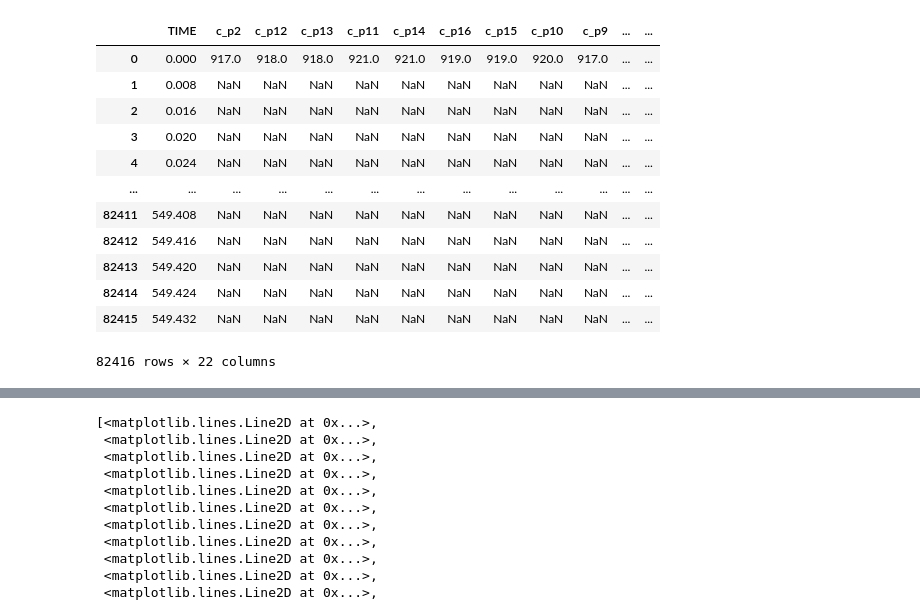
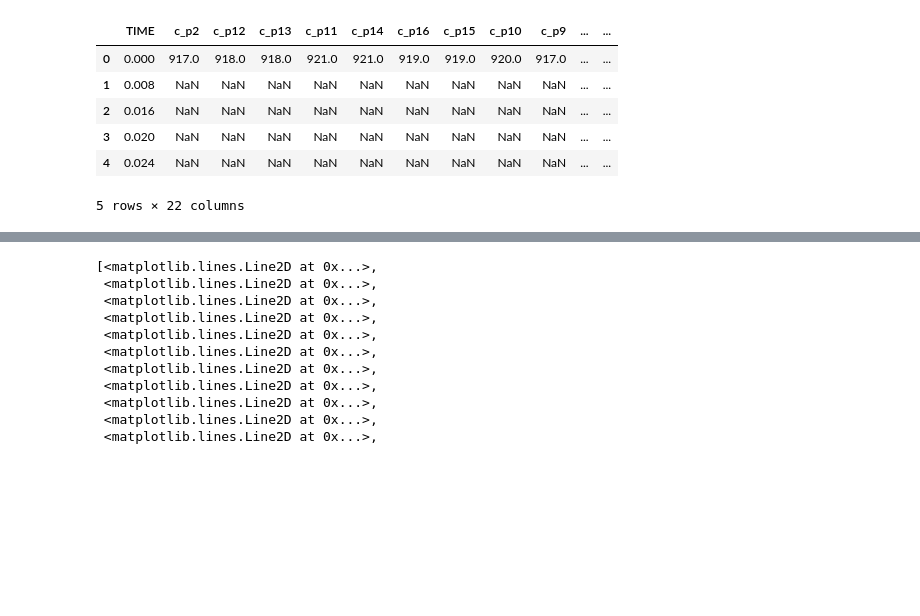
Before and after one commit to RETIOM/racing-ValidationPoC, a Jupyter notebook: analysis_demo.ipynb, the cells around one changed output, grey strips where cells are left out. Drawn from its saved outputs; the diff is of its cells as text; code cells hidden in the pictures; blank space fills up the shorter version.

```diff
--- a/analysis_demo.ipynb
+++ b/analysis_demo.ipynb
@@ -11,21 +11,15 @@ pd.options.mode.copy_on_write = True
 # %%
 # Loads data collected when testing
 raw_data = pd.read_excel("./data/sensor_data.xlsx")
-display(raw_data)
+raw_data.head()
 # %% [output]
 |  | TIME | c_p2 | c_p12 | c_p13 | c_p11 | c_p14 | c_p16 | c_p15 | c_p10 | c_p9 | ... | ... |
 | 0 | 0.000 | 917.0 | 918.0 | 918.0 | 921.0 | 921.0 | 919.0 | 919.0 | 920.0 | 917.0 | ... | ... |
 | 1 | 0.008 | NaN | NaN | NaN | NaN | NaN | NaN | NaN | NaN | NaN | ... | ... |
 | 2 | 0.016 | NaN | NaN | NaN | NaN | NaN | NaN | NaN | NaN | NaN | ... | ... |
 | 3 | 0.020 | NaN | NaN | NaN | NaN | NaN | NaN | NaN | NaN | NaN | ... | ... |
 | 4 | 0.024 | NaN | NaN | NaN | NaN | NaN | NaN | NaN | NaN | NaN | ... | ... |
-| ... | ... | ... | ... | ... | ... | ... | ... | ... | ... | ... | ... | ... |
-| 82411 | 549.408 | NaN | NaN | NaN | NaN | NaN | NaN | NaN | NaN | NaN | ... | ... |
-| 82412 | 549.416 | NaN | NaN | NaN | NaN | NaN | NaN | NaN | NaN | NaN | ... | ... |
-| 82413 | 549.420 | NaN | NaN | NaN | NaN | NaN | NaN | NaN | NaN | NaN | ... | ... |
-| 82414 | 549.424 | NaN | NaN | NaN | NaN | NaN | NaN | NaN | NaN | NaN | ... | ... |
-| 82415 | 549.432 | NaN | NaN | NaN | NaN | NaN | NaN | NaN | NaN | NaN | ... | ... |
-82416 rows × 22 columns
+5 rows × 22 columns
 # %%
 # Drops rows between sensor values(with NaN)
 data = raw_data.dropna()
```
Also changed, not shown: parts of 2 cells of this notebook.
